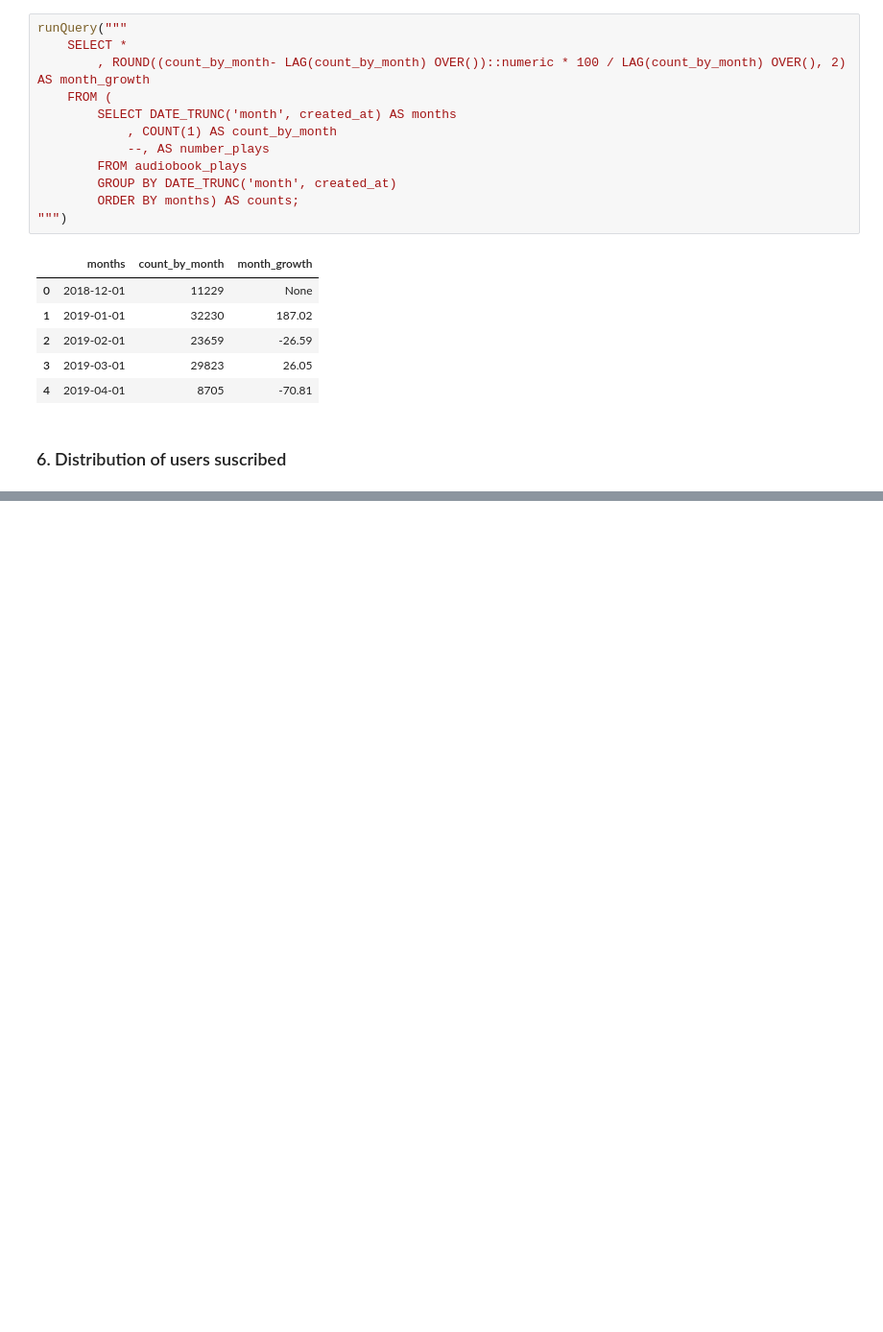
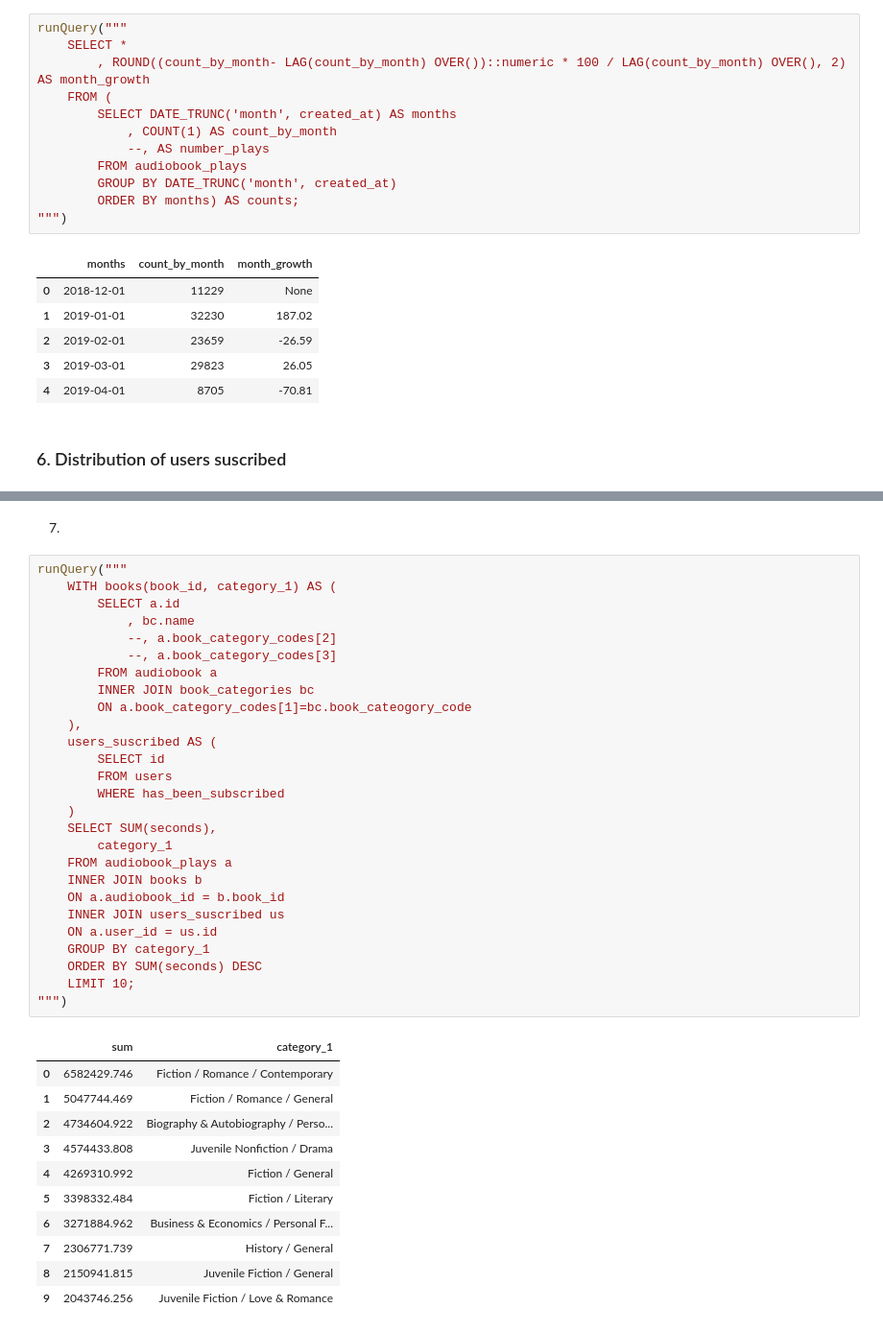
Before and after one commit to Luisehica/Audioplays_Dash, a Jupyter notebook: Database Analysis and Exploration.ipynb, the cells around one changed output, grey strips where cells are left out. Shown at 96% size. Drawn from its saved outputs; the diff is of its cells as text; blank space fills up the shorter version.

```diff
--- a/Database Analysis and Exploration.ipynb
+++ b/Database Analysis and Exploration.ipynb
@@ -216,0 +251,41 @@ df_suscribed = runQuery("""
+# %% [markdown]
+7.
+# %%
+runQuery("""
+    WITH books(book_id, category_1) AS (
+        SELECT a.id
+            , bc.name
+            --, a.book_category_codes[2]
+            --, a.book_category_codes[3]
+        FROM audiobook a
+        INNER JOIN book_categories bc
+        ON a.book_category_codes[1]=bc.book_cateogory_code
+    ),
+    users_suscribed AS (
+        SELECT id
+        FROM users
+        WHERE has_been_subscribed
+    )
+    SELECT SUM(seconds),
+        category_1
+    FROM audiobook_plays a
+    INNER JOIN books b
+    ON a.audiobook_id = b.book_id
+    INNER JOIN users_suscribed us
+    ON a.user_id = us.id
+    GROUP BY category_1
+    ORDER BY SUM(seconds) DESC
+    LIMIT 10;
+""")
+# %% [output]
+|  | sum | category_1 |
+| 0 | 6582429.746 | Fiction / Romance / Contemporary |
+| 1 | 5047744.469 | Fiction / Romance / General |
+| 2 | 4734604.922 | Biography & Autobiography / Perso... |
+| 3 | 4574433.808 | Juvenile Nonfiction / Drama |
+| 4 | 4269310.992 | Fiction / General |
+| 5 | 3398332.484 | Fiction / Literary |
+| 6 | 3271884.962 | Business & Economics / Personal F... |
+| 7 | 2306771.739 | History / General |
+| 8 | 2150941.815 | Juvenile Fiction / General |
+| 9 | 2043746.256 | Juvenile Fiction / Love & Romance |
```
Also changed, not shown: parts of 3 cells of this notebook, 5 other files.
